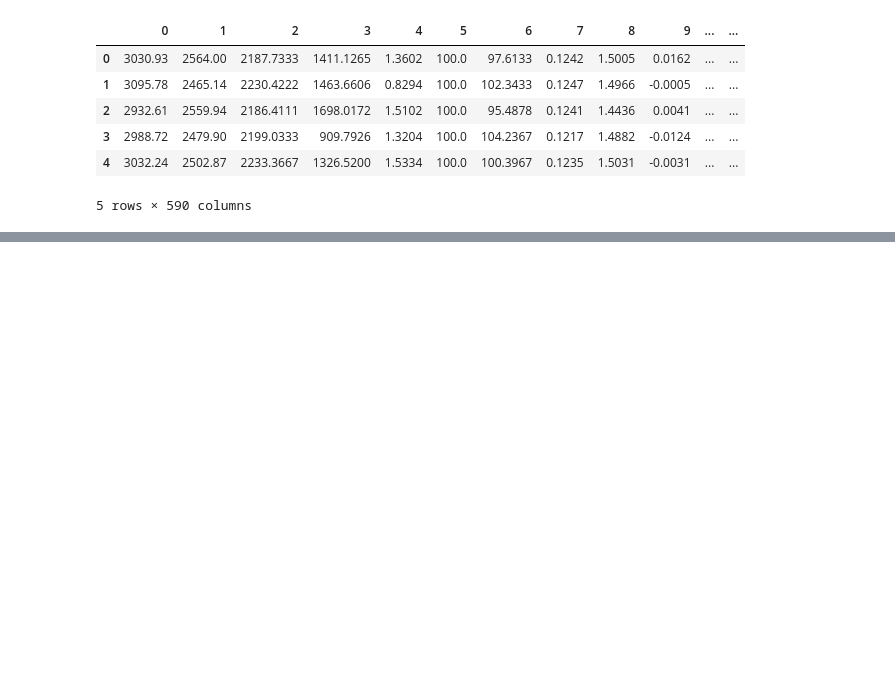
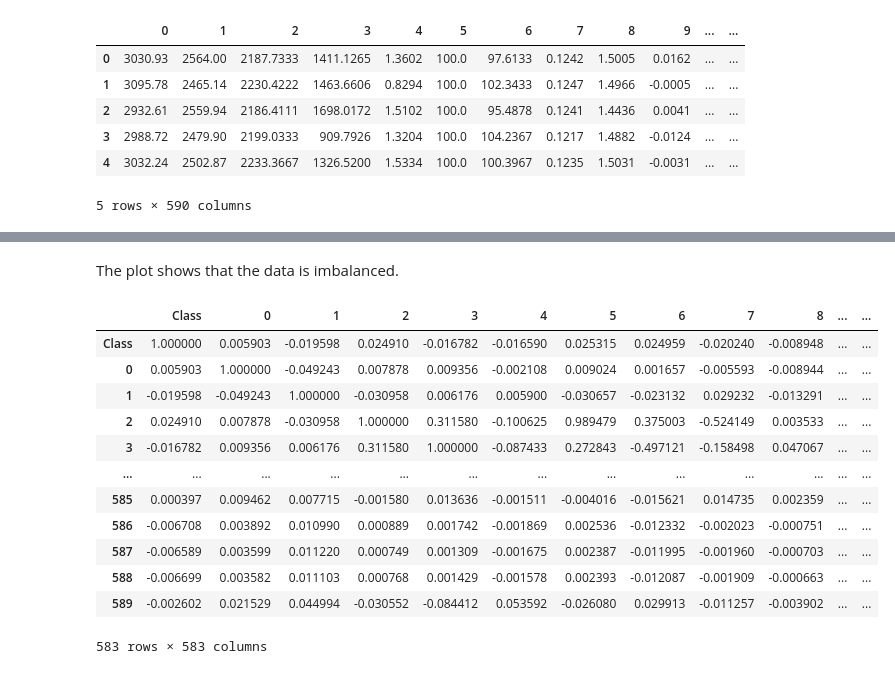
Before and after one commit to haynaou/DS-Certificate-UW, a Jupyter notebook: Course 3 Machine Learning Techniques/Milestone/M01-Houda-Aynaou.ipynb, the cells around one changed output, grey strips where cells are left out. Saved outputs shown, nothing was run; the diff lists cells and outputs as text; code cells hidden in the pictures; blank space fills up the shorter version.

```diff
--- a/Course 3 Machine Learning Techniques/Milestone/M01-Houda-Aynaou.ipynb
+++ b/Course 3 Machine Learning Techniques/Milestone/M01-Houda-Aynaou.ipynb
@@ -46,0 +142,20 @@ ParserError: Error tokenizing data. C error: Expected 1 fields in line 49, saw 2
+# %% [markdown]
+The plot shows that the data is imbalanced.
+# %%
+# Correlation
+corr = df.corr()
+corr
+# %% [output]
+|  | Class | 0 | 1 | 2 | 3 | 4 | 5 | 6 | 7 | 8 | ... | ... |
+| Class | 1.000000 | 0.005903 | -0.019598 | 0.024910 | -0.016782 | -0.016590 | 0.025315 | 0.024959 | -0.020240 | -0.008948 | ... | ... |
+| 0 | 0.005903 | 1.000000 | -0.049243 | 0.007878 | 0.009356 | -0.002108 | 0.009024 | 0.001657 | -0.005593 | -0.008944 | ... | ... |
+| 1 | -0.019598 | -0.049243 | 1.000000 | -0.030958 | 0.006176 | 0.005900 | -0.030657 | -0.023132 | 0.029232 | -0.013291 | ... | ... |
+| 2 | 0.024910 | 0.007878 | -0.030958 | 1.000000 | 0.311580 | -0.100625 | 0.989479 | 0.375003 | -0.524149 | 0.003533 | ... | ... |
+| 3 | -0.016782 | 0.009356 | 0.006176 | 0.311580 | 1.000000 | -0.087433 | 0.272843 | -0.497121 | -0.158498 | 0.047067 | ... | ... |
+| ... | ... | ... | ... | ... | ... | ... | ... | ... | ... | ... | ... | ... |
+| 585 | 0.000397 | 0.009462 | 0.007715 | -0.001580 | 0.013636 | -0.001511 | -0.004016 | -0.015621 | 0.014735 | 0.002359 | ... | ... |
+| 586 | -0.006708 | 0.003892 | 0.010990 | 0.000889 | 0.001742 | -0.001869 | 0.002536 | -0.012332 | -0.002023 | -0.000751 | ... | ... |
+| 587 | -0.006589 | 0.003599 | 0.011220 | 0.000749 | 0.001309 | -0.001675 | 0.002387 | -0.011995 | -0.001960 | -0.000703 | ... | ... |
+| 588 | -0.006699 | 0.003582 | 0.011103 | 0.000768 | 0.001429 | -0.001578 | 0.002393 | -0.012087 | -0.001909 | -0.000663 | ... | ... |
+| 589 | -0.002602 | 0.021529 | 0.044994 | -0.030552 | -0.084412 | 0.053592 | -0.026080 | 0.029913 | -0.011257 | -0.003902 | ... | ... |
+583 rows × 583 columns
```
Also changed, not shown: parts of 44 cells of this notebook, 1 other file.
